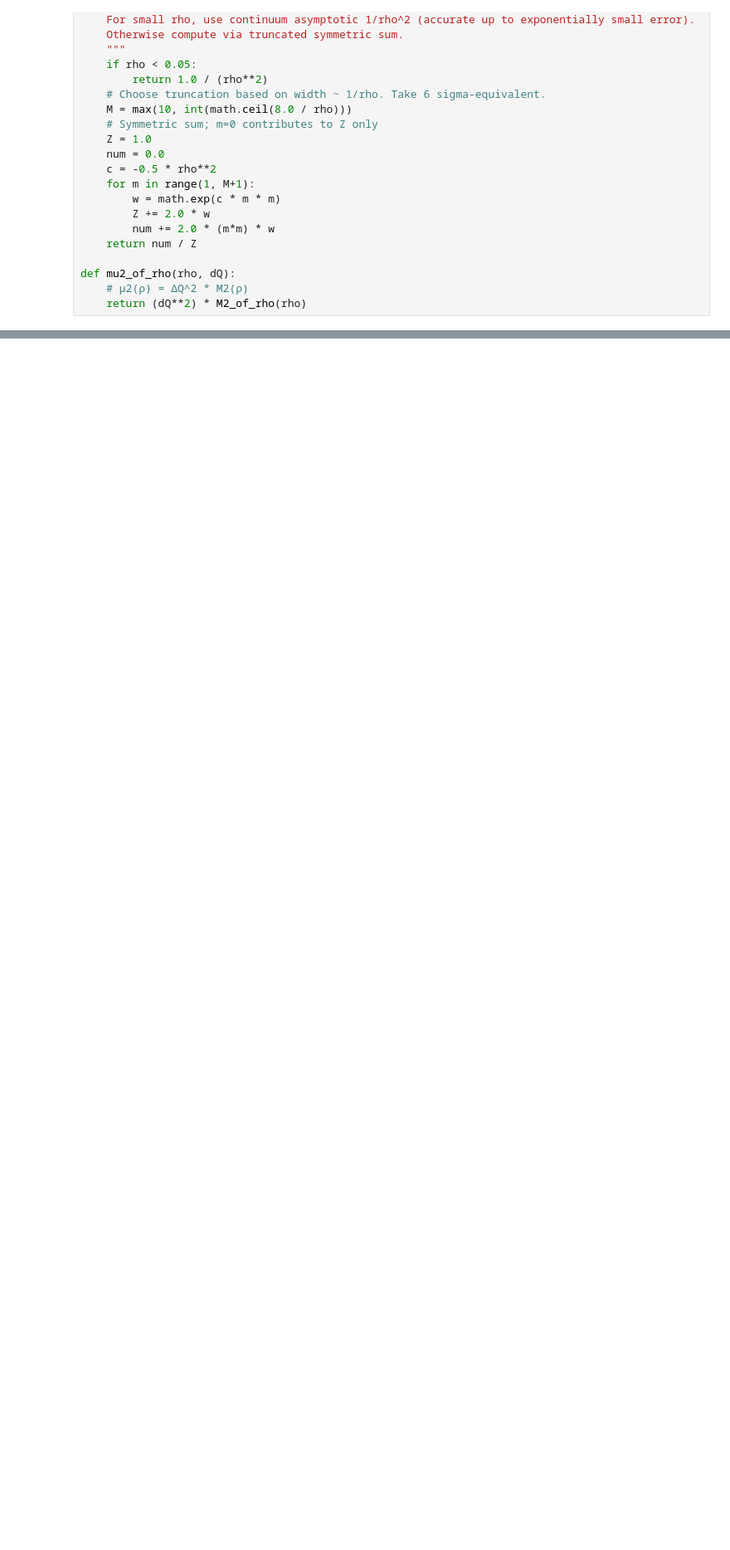
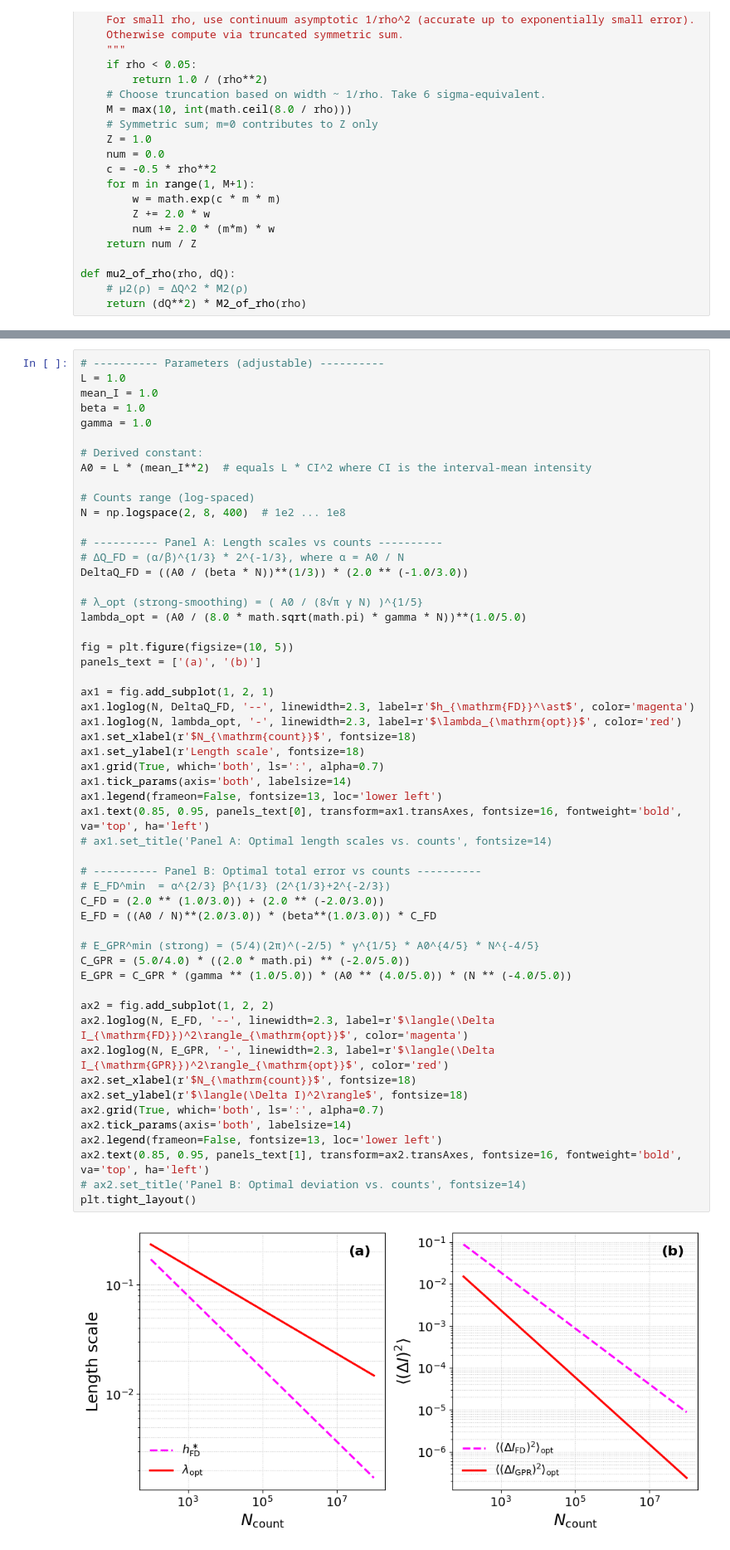
Before and after one commit to ch-tung/MLSR, a Jupyter notebook: binning/demo_error_scaling.ipynb, the cells around one changed output, grey strips where cells are left out. Shown at 83% size. Saved outputs shown, nothing was run; the diff lists cells and outputs as text; blank space fills up the shorter version.

```diff
--- a/binning/demo_error_scaling.ipynb
+++ b/binning/demo_error_scaling.ipynb
@@ -323,0 +395,56 @@ plt.tight_layout()
+# %%
+# ---------- Parameters (adjustable) ----------
+L = 1.0
+mean_I = 1.0
+beta = 1.0
+gamma = 1.0
+
+# Derived constant:
+A0 = L * (mean_I**2)  # equals L * CI^2 where CI is the interval-mean intensity
+
+# Counts range (log-spaced)
+N = np.logspace(2, 8, 400)  # 1e2 ... 1e8
+
+# ---------- Panel A: Length scales vs counts ----------
+# ΔQ_FD = (α/β)^{1/3} * 2^{-1/3}, where α = A0 / N
+DeltaQ_FD = ((A0 / (beta * N))**(1/3)) * (2.0 ** (-1.0/3.0))
+
+# λ_opt (strong-smoothing) = ( A0 / (8√π γ N) )^{1/5}
+lambda_opt = (A0 / (8.0 * math.sqrt(math.pi) * gamma * N))**(1.0/5.0)
+
+fig = plt.figure(figsize=(10, 5))
+panels_text = ['(a)', '(b)']
+
+ax1 = fig.add_subplot(1, 2, 1)
+ax1.loglog(N, DeltaQ_FD, '--', linewidth=2.3, label=r'$h_{\mathrm{FD}}^\ast$', color='magenta')
+ax1.loglog(N, lambda_opt, '-', linewidth=2.3, label=r'$\lambda_{\mathrm{opt}}$', color='red')
+ax1.set_xlabel(r'$N_{\mathrm{count}}$', fontsize=18)
+ax1.set_ylabel(r'Length scale', fontsize=18)
+ax1.grid(True, which='both', ls=':', alpha=0.7)
+ax1.tick_params(axis='both', labelsize=14)
+ax1.legend(frameon=False, fontsize=13, loc='lower left')
+ax1.text(0.85, 0.95, panels_text[0], transform=ax1.transAxes, fontsize=16, fontweight='bold', va='top', ha='left')
+# ax1.set_title('Panel A: Optimal length scales vs. counts', fontsize=14)
+
+# ---------- Panel B: Optimal total error vs counts ----------
+# E_FD^min  = α^{2/3} β^{1/3} (2^{1/3}+2^{-2/3})
+C_FD = (2.0 ** (1.0/3.0)) + (2.0 ** (-2.0/3.0))
+E_FD = ((A0 / N)**(2.0/3.0)) * (beta**(1.0/3.0)) * C_FD
+
+# E_GPR^min (strong) = (5/4)(2π)^(-2/5) * γ^{1/5} * A0^{4/5} * N^{-4/5}
+C_GPR = (5.0/4.0) * ((2.0 * math.pi) ** (-2.0/5.0))
+E_GPR = C_GPR * (gamma ** (1.0/5.0)) * (A0 ** (4.0/5.0)) * (N ** (-4.0/5.0))
+
+ax2 = fig.add_subplot(1, 2, 2)
+ax2.loglog(N, E_FD, '--', linewidth=2.3, label=r'$\langle(\Delta I_{\mathrm{FD}})^2\rangle_{\mathrm{opt}}$', color='magenta')
+ax2.loglog(N, E_GPR, '-', linewidth=2.3, label=r'$\langle(\Delta I_{\mathrm{GPR}})^2\rangle_{\mathrm{opt}}$', color='red')
+ax2.set_xlabel(r'$N_{\mathrm{count}}$', fontsize=18)
+ax2.set_ylabel(r'$\langle(\Delta I)^2\rangle$', fontsize=18)
+ax2.grid(True, which='both', ls=':', alpha=0.7)
+ax2.tick_params(axis='both', labelsize=14)
+ax2.legend(frameon=False, fontsize=13, loc='lower left')
+ax2.text(0.85, 0.95, panels_text[1], transform=ax2.transAxes, fontsize=16, fontweight='bold', va='top', ha='left')
+# ax2.set_title('Panel B: Optimal deviation vs. counts', fontsize=14)
+plt.tight_layout()
+# %% [output]
+[figure, added]
```
Also changed, not shown: parts of 6 cells of this notebook, 1 other file.
